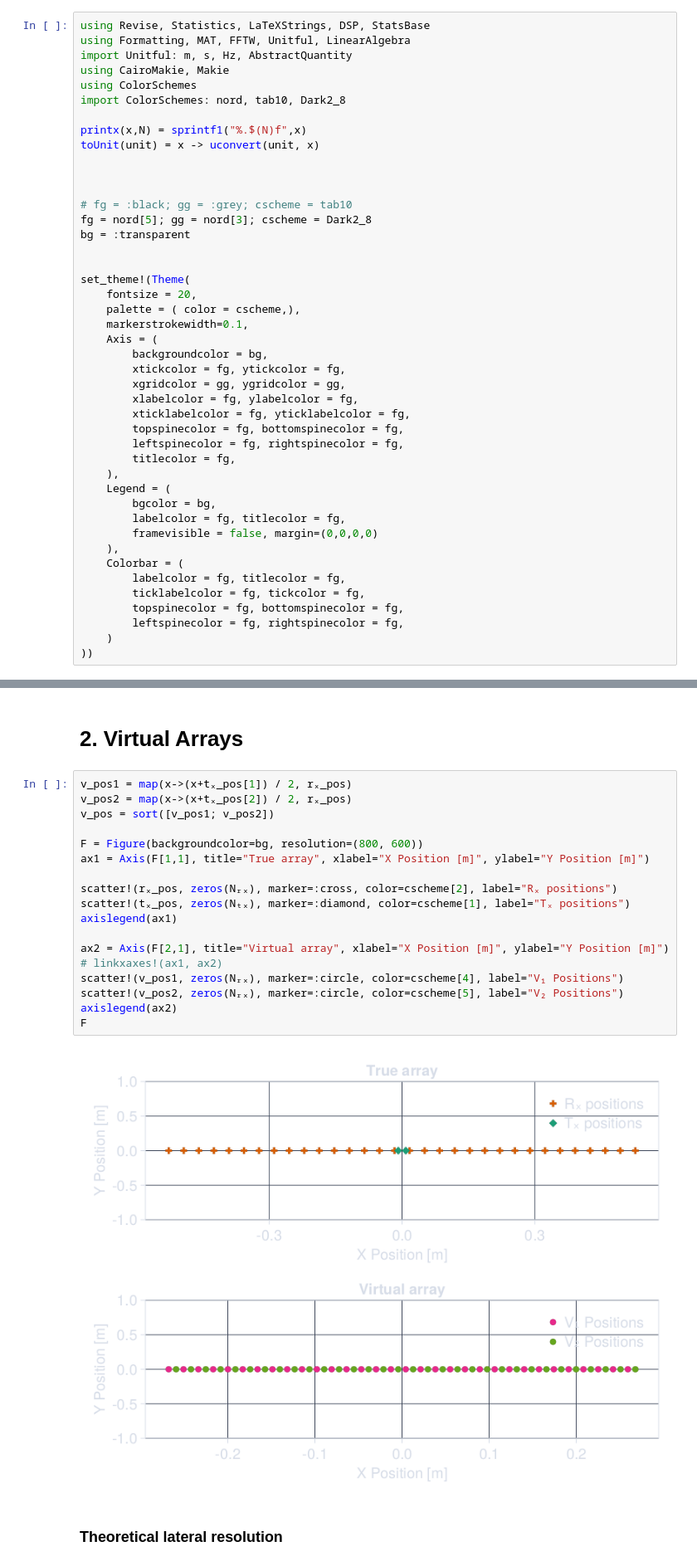
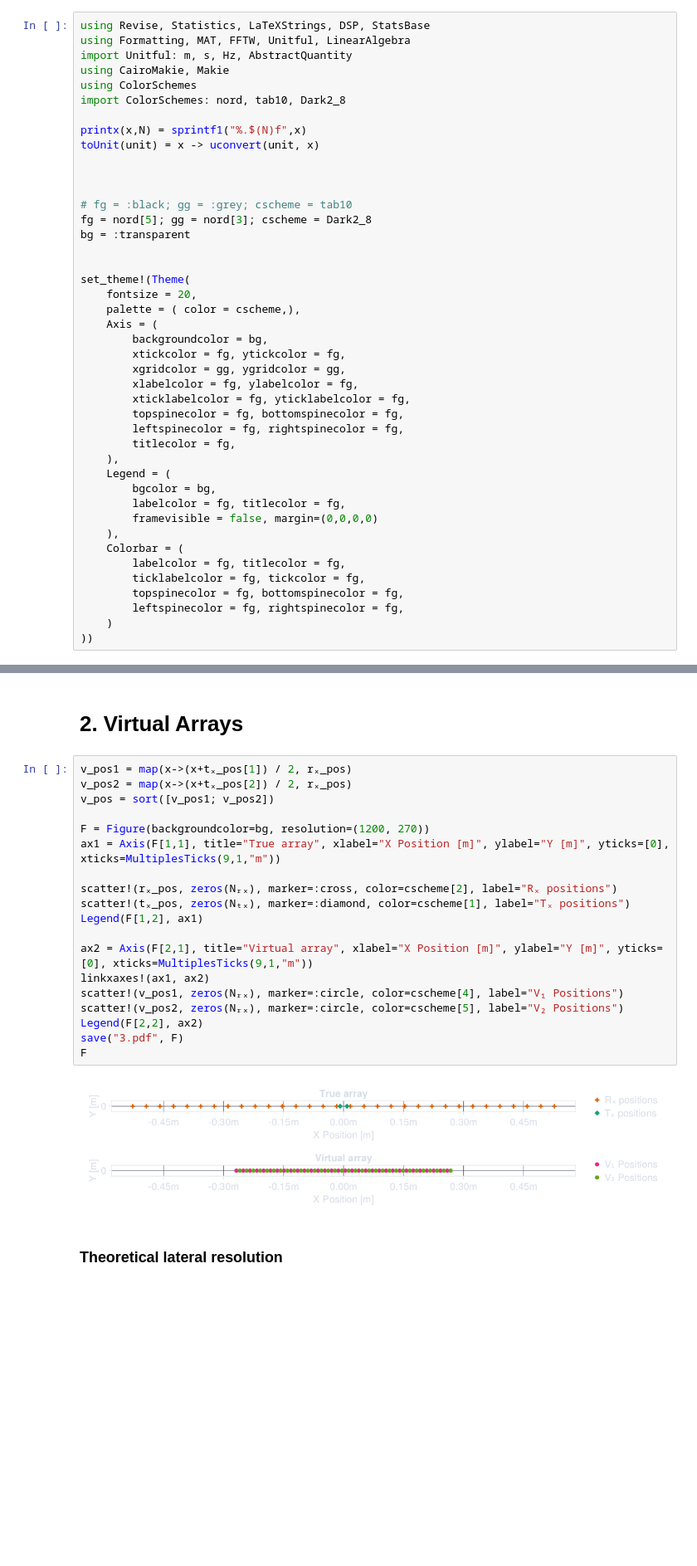
Before and after one commit to simonabj/Studies, a Jupyter notebook: IN5450/Project3/code.ipynb, the cells around one changed output, grey strips where cells are left out. Shown at 83% size. Cells and saved outputs as stored; diff of their text form; blank space fills up the shorter version.

```diff
--- a/IN5450/Project3/code.ipynb
+++ b/IN5450/Project3/code.ipynb
@@ -19,7 +19,6 @@ bg = :transparent
 set_theme!(Theme(
     fontsize = 20,
     palette = ( color = cscheme,),
-    markerstrokewidth=0.1,
     Axis = (
         backgroundcolor = bg,
         xtickcolor = fg, ytickcolor = fg,
@@ -135,23 +136,24 @@ F
 # %%
 v_pos1 = map(x->(x+tₓ_pos[1]) / 2, rₓ_pos)
 v_pos2 = map(x->(x+tₓ_pos[2]) / 2, rₓ_pos)
 v_pos = sort([v_pos1; v_pos2])
 
-F = Figure(backgroundcolor=bg, resolution=(800, 600))
-ax1 = Axis(F[1,1], title="True array", xlabel="X Position [m]", ylabel="Y Position [m]")
+F = Figure(backgroundcolor=bg, resolution=(1200, 270))
+ax1 = Axis(F[1,1], title="True array", xlabel="X Position [m]", ylabel="Y [m]", yticks=[0], xticks=MultiplesTicks(9,1,"m"))
 
 scatter!(rₓ_pos, zeros(Nᵣₓ), marker=:cross, color=cscheme[2], label="Rₓ positions")
 scatter!(tₓ_pos, zeros(Nₜₓ), marker=:diamond, color=cscheme[1], label="Tₓ positions")
-axislegend(ax1)
+Legend(F[1,2], ax1)
 
-ax2 = Axis(F[2,1], title="Virtual array", xlabel="X Position [m]", ylabel="Y Position [m]")
-# linkxaxes!(ax1, ax2)
+ax2 = Axis(F[2,1], title="Virtual array", xlabel="X Position [m]", ylabel="Y [m]", yticks=[0], xticks=MultiplesTicks(9,1,"m"))
+linkxaxes!(ax1, ax2)
 scatter!(v_pos1, zeros(Nᵣₓ), marker=:circle, color=cscheme[4], label="V₁ Positions")
 scatter!(v_pos2, zeros(Nᵣₓ), marker=:circle, color=cscheme[5], label="V₂ Positions")
-axislegend(ax2)
+Legend(F[2,2], ax2)
+save("3.pdf", F)
 F
 # %% [output]
-[figure, old version]
+[figure, new version]
 # %% [markdown]
 ### Theoretical lateral resolution
 # %%
```
Also changed, not shown: parts of 19 cells of this notebook, 16 other files.
